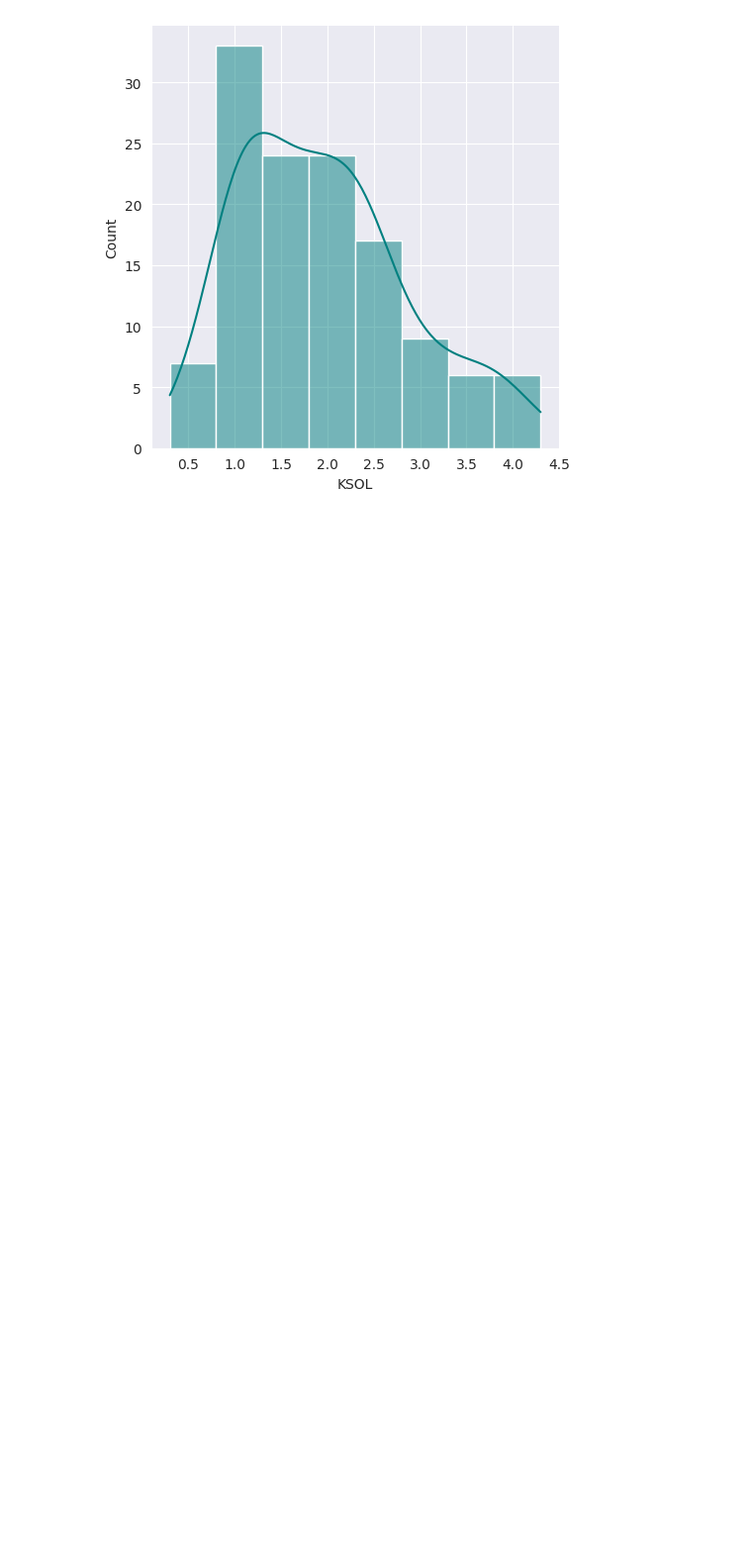
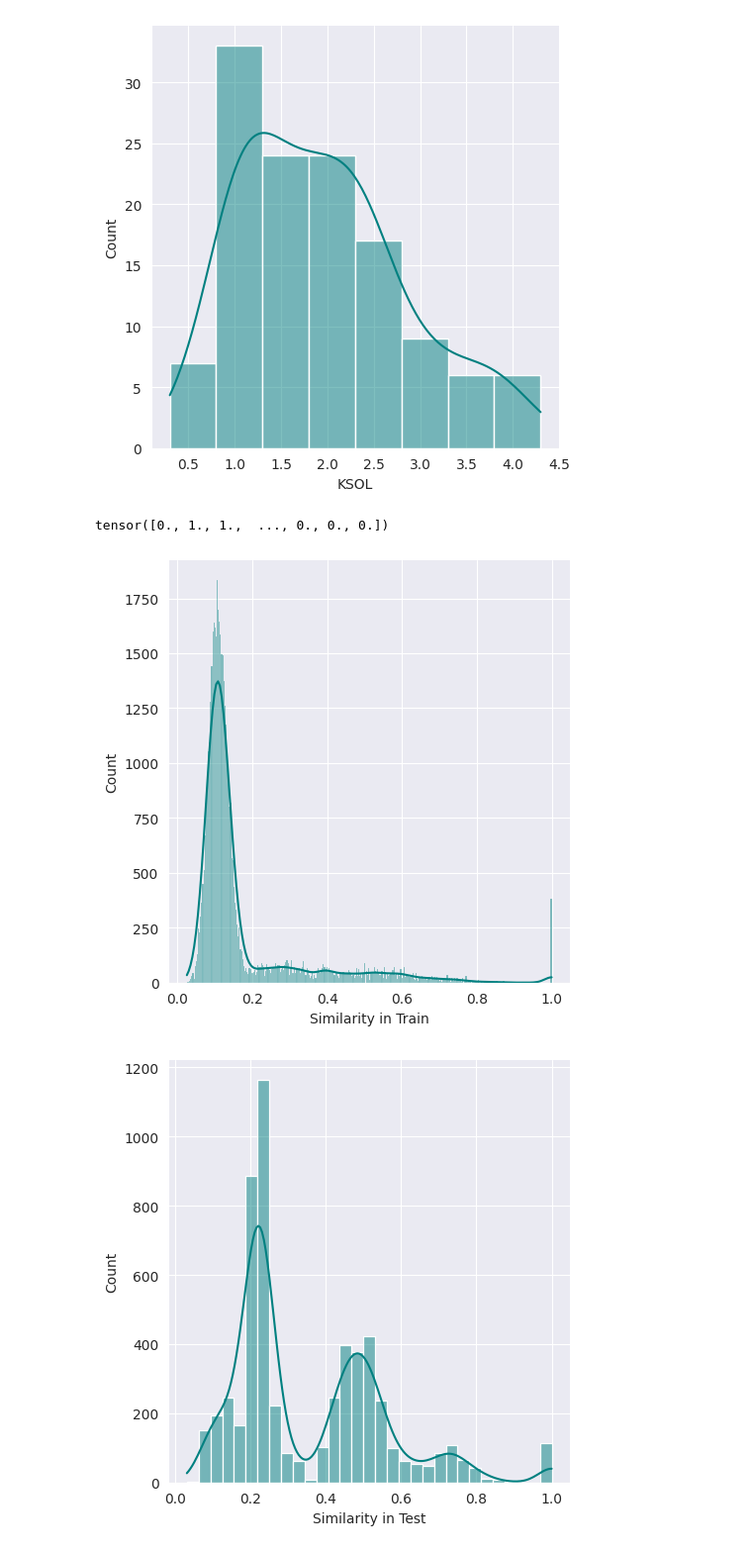
Before and after one commit to aehrlich1/stratified-tanimoto-split, a Jupyter notebook: data_exp_admet.ipynb, the cells around one changed output. Shown at 99% size. Saved outputs shown, nothing was run; the diff lists cells and outputs as text; code cells hidden in the pictures; blank space fills up the shorter version.

Commit message:
tanimoto similarity

```diff
--- a/data_exp_admet.ipynb
+++ b/data_exp_admet.ipynb
@@ -105,3 +106,36 @@ plt.show()
 [figure]
 [figure]
 [figure]
+# %%
+print(train_datasets["MLM"][0].ecfp)
+# %% [output]
+tensor([0., 1., 1.,  ..., 0., 0., 0.])
+# %%
+def tanimoto_similarity(a, b):
+    a = a.bool()
+    b = b.bool()
+    intersection = torch.sum(a & b).item()
+    union = torch.sum(a | b).item()
+    return intersection / union if union != 0 else 0.0
+# %%
+for tgt in tgts:
+    train_dataset = train_datasets[tgt]
+    sim = []
+    for i in range(len(train_dataset) - 1):
+        for j in range(i, len(train_dataset)):
+            sim.append(tanimoto_similarity(train_dataset[i].ecfp, train_dataset[j].ecfp))
+    sns.displot(data=pd.DataFrame({"Similarity in Train": sim}),
+            x="Similarity in Train", kde=True, color='teal')
+
+    # in theory, test should be the same for all targets
+    test_dataset = test_datasets[tgt]
+    sim = []
+    for i in range(len(test_dataset) - 1):
+        for j in range(i, len(test_dataset)):
+            sim.append(tanimoto_similarity(test_dataset[i].ecfp, test_dataset[j].ecfp))
+    sns.displot(data=pd.DataFrame({"Similarity in Test": sim}),
+            x="Similarity in Test", kde=True, color='teal')
+plt.show()
+# %% [output]
+[figure, added]
+[figure, added]
```
Also changed, not shown: parts of 3 cells of this notebook.
